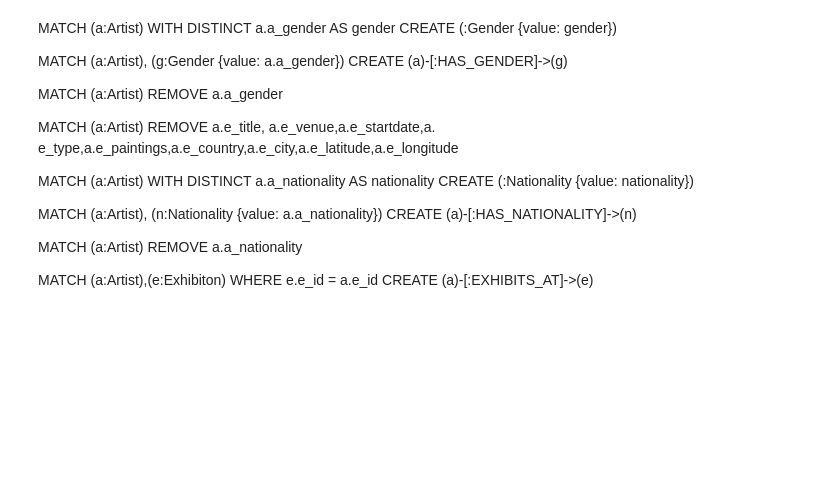
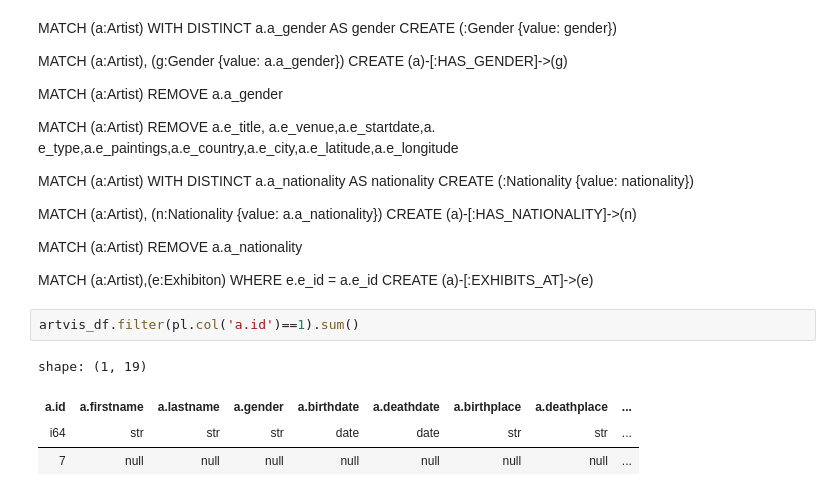
Before and after one commit to rolandramp/infoVis24G4, a Jupyter notebook: InfoVis24G4Ex1/Analysis.ipynb, the cells around one changed output. Cells and saved outputs as stored; diff of their text form; blank space fills up the shorter version.

```diff
--- a/InfoVis24G4Ex1/Analysis.ipynb
+++ b/InfoVis24G4Ex1/Analysis.ipynb
@@ -477,3 +475,10 @@ CREATE (a)-[:HAS_NATIONALITY]->(n)
 MATCH (a:Artist) REMOVE a.a_nationality
 
 MATCH (a:Artist),(e:Exhibiton) WHERE e.e_id = a.e_id CREATE (a)-[:EXHIBITS_AT]->(e)
+# %%
+artvis_df.filter(pl.col('a.id')==1).sum()
+# %% [output]
+shape: (1, 19)
+| a.id | a.firstname | a.lastname | a.gender | a.birthdate | a.deathdate | a.birthplace | a.deathplace | ... |
+| i64 | str | str | str | date | date | str | str | ... |
+| 7 | null | null | null | null | null | null | null | ... |
```
Also changed, not shown: parts of 11 cells of this notebook, 5 other files.
